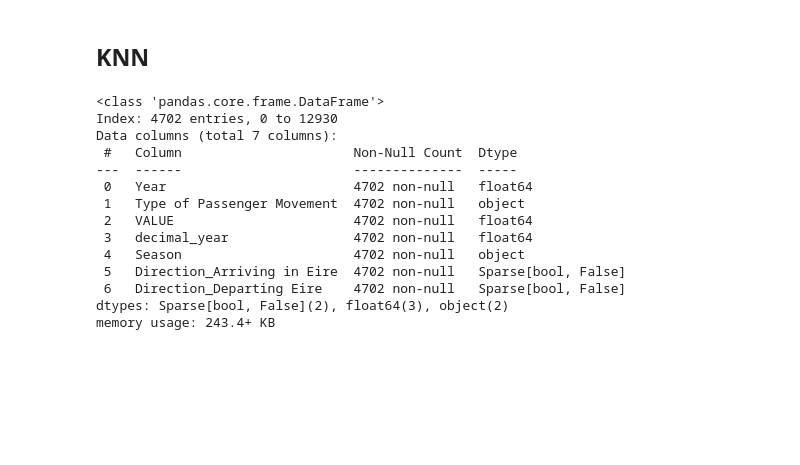
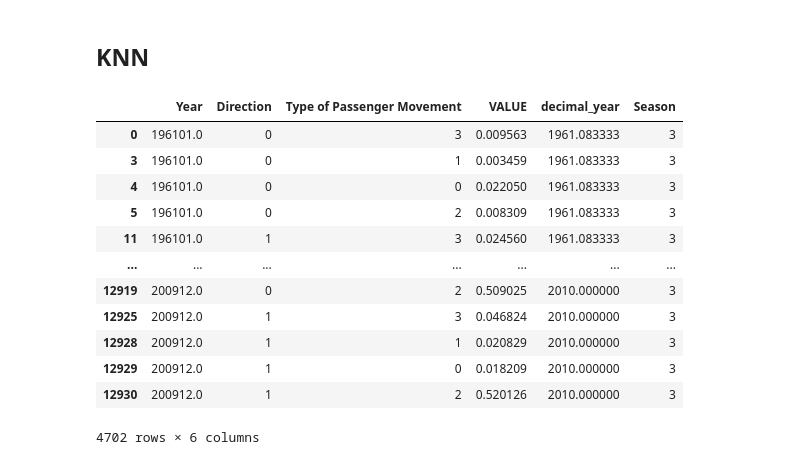
Before and after one commit to CCT-Dublin/ca1-claireobrien00, a Jupyter notebook: Passenger Movement Final.ipynb, the cells around one changed output. Drawn from its saved outputs; the diff is of its cells as text; code cells hidden in the pictures; blank space fills up the shorter version.

```diff
--- a/Passenger Movement Final.ipynb
+++ b/Passenger Movement Final.ipynb
@@ -635,22 +667,21 @@ passenger_movement_net_df_encoded_scaled.shape
 # Machine Learning
 # %% [markdown]
 ## KNN
-# %%
-passenger_movement_net_df_encoded_scaled.info()
-# %% [output]
-<class 'pandas.core.frame.DataFrame'>
-Index: 4702 entries, 0 to 12930
-Data columns (total 7 columns):
- #   Column                      Non-Null Count  Dtype
----  ------                      --------------  -----
- 0   Year                        4702 non-null   float64
- 1   Type of Passenger Movement  4702 non-null   object
- 2   VALUE                       4702 non-null   float64
- 3   decimal_year                4702 non-null   float64
- 4   Season                      4702 non-null   object
- 5   Direction_Arriving in Eire  4702 non-null   Sparse[bool, False]
- 6   Direction_Departing Eire    4702 non-null   Sparse[bool, False]
-dtypes: Sparse[bool, False](2), float64(3), object(2)
-memory usage: 243.4+ KB
+# %%
+passenger_movement_net_df_encoded_label_scaled_minmax.iloc[:,:]
+# %% [output]
+|  | Year | Direction | Type of Passenger Movement | VALUE | decimal_year | Season |
+| 0 | 196101.0 | 0 | 3 | 0.009563 | 1961.083333 | 3 |
+| 3 | 196101.0 | 0 | 1 | 0.003459 | 1961.083333 | 3 |
+| 4 | 196101.0 | 0 | 0 | 0.022050 | 1961.083333 | 3 |
+| 5 | 196101.0 | 0 | 2 | 0.008309 | 1961.083333 | 3 |
+| 11 | 196101.0 | 1 | 3 | 0.024560 | 1961.083333 | 3 |
+| ... | ... | ... | ... | ... | ... | ... |
+| 12919 | 200912.0 | 0 | 2 | 0.509025 | 2010.000000 | 3 |
+| 12925 | 200912.0 | 1 | 3 | 0.046824 | 2010.000000 | 3 |
+| 12928 | 200912.0 | 1 | 1 | 0.020829 | 2010.000000 | 3 |
+| 12929 | 200912.0 | 1 | 0 | 0.018209 | 2010.000000 | 3 |
+| 12930 | 200912.0 | 1 | 2 | 0.520126 | 2010.000000 | 3 |
+4702 rows × 6 columns
 # %%
 from sklearn.neighbors import KNeighborsClassifier
```
Also changed, not shown: parts of 12 cells of this notebook, 4 other files.
